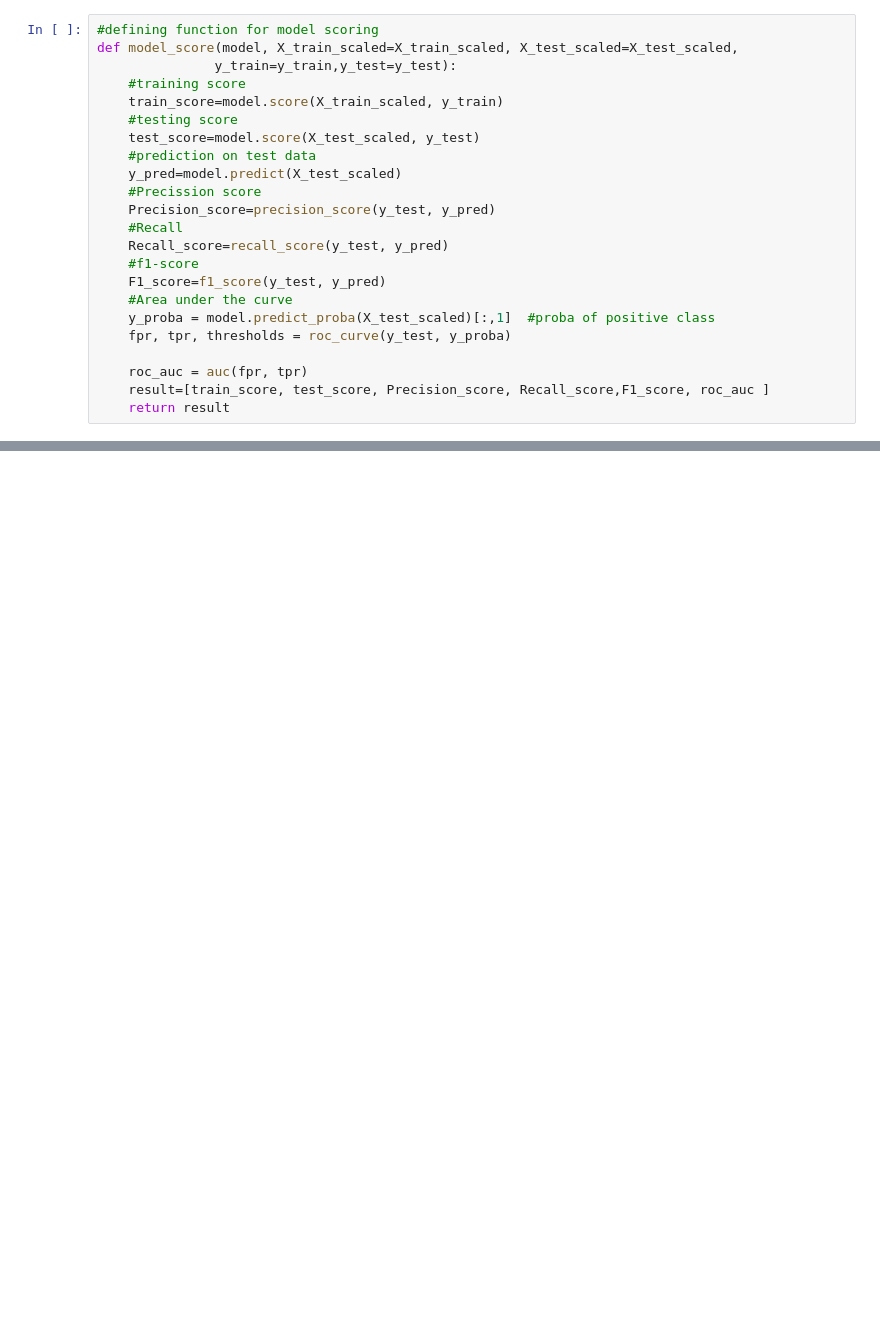
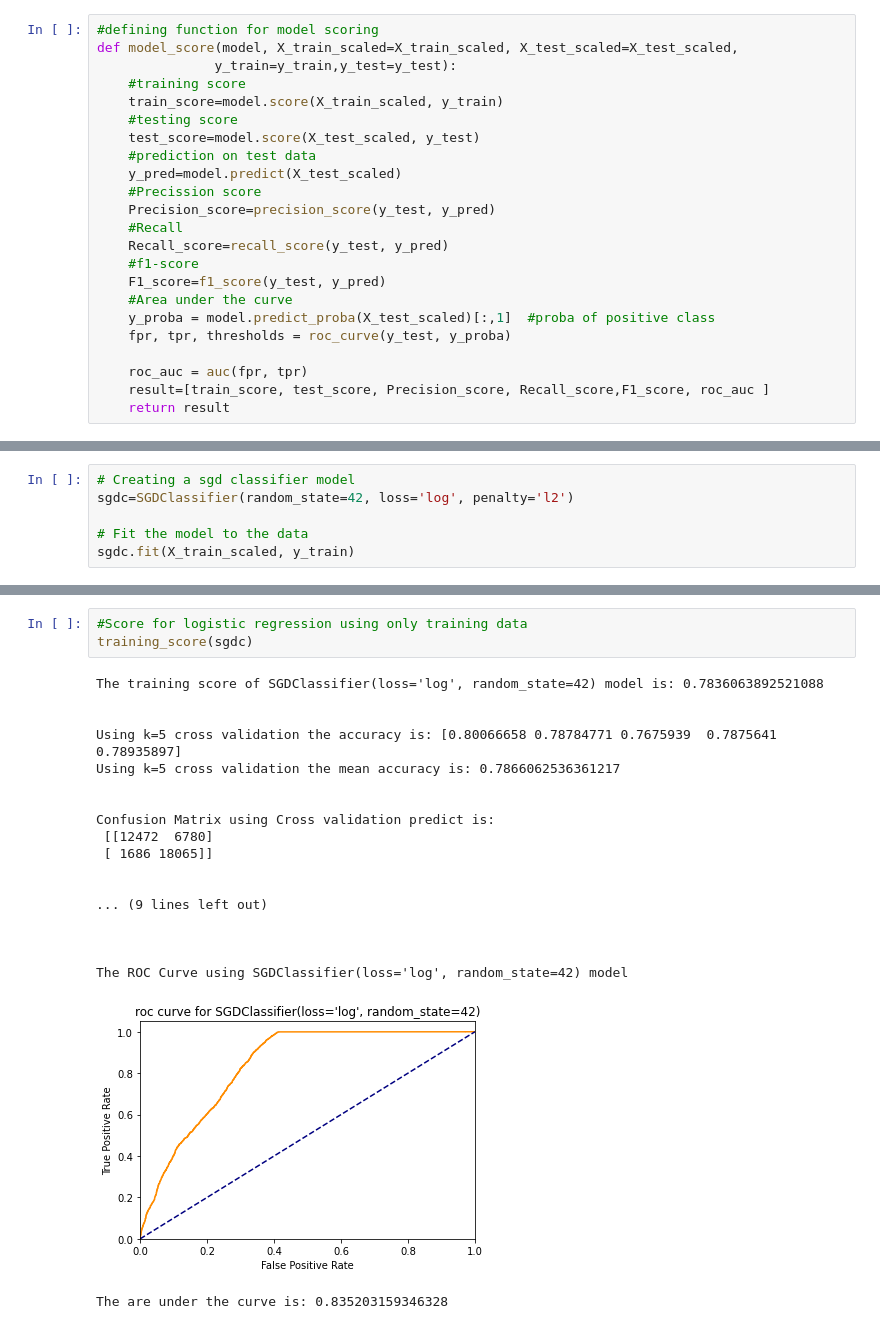
Before and after one commit to pandeysudip/Rental, a Jupyter notebook: 3.Model_Building.ipynb, the cells around one changed output, grey strips where cells are left out. Saved outputs shown, nothing was run; the diff lists cells and outputs as text; blank space fills up the shorter version.

```diff
--- a/3.Model_Building.ipynb
+++ b/3.Model_Building.ipynb
@@ -293,0 +400,6 @@ def model_score(model, X_train_scaled=X_train_scaled, X_test_scaled=X_test_scale
+# %%
+# Creating a sgd classifier model
+sgdc=SGDClassifier(random_state=42, loss='log', penalty='l2')
+
+# Fit the model to the data
+sgdc.fit(X_train_scaled, y_train)
@@ -293,0 +408,23 @@ def model_score(model, X_train_scaled=X_train_scaled, X_test_scaled=X_test_scale
+# %%
+#Score for logistic regression using only training data
+training_score(sgdc)
+# %% [output]
+The training score of SGDClassifier(loss='log', random_state=42) model is: 0.7836063892521088
+
+
+Using k=5 cross validation the accuracy is: [0.80066658 0.78784771 0.7675939  0.7875641  0.78935897]
+Using k=5 cross validation the mean accuracy is: 0.7866062536361217
+
+
+Confusion Matrix using Cross validation predict is:
+ [[12472  6780]
+ [ 1686 18065]]
+
+
+... (9 lines left out)
+
+
+
+The ROC Curve using SGDClassifier(loss='log', random_state=42) model
+[figure, added]
+The are under the curve is: 0.835203159346328
```
Also changed, not shown: parts of 20 cells of this notebook.
